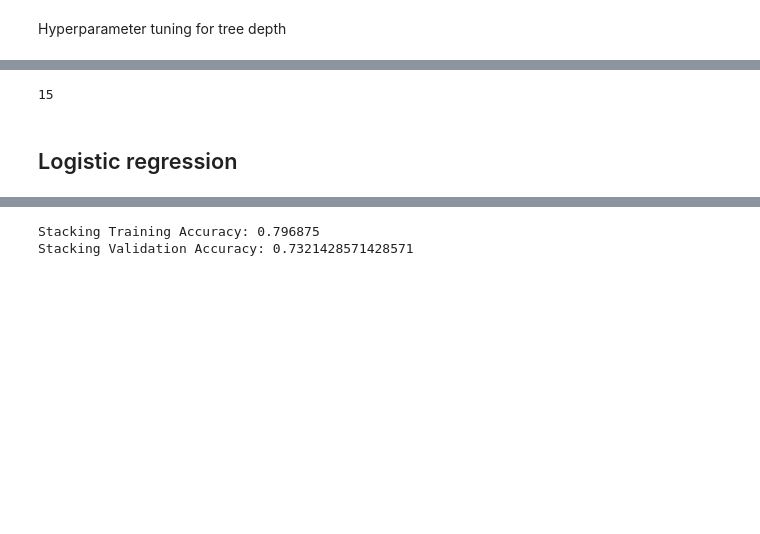
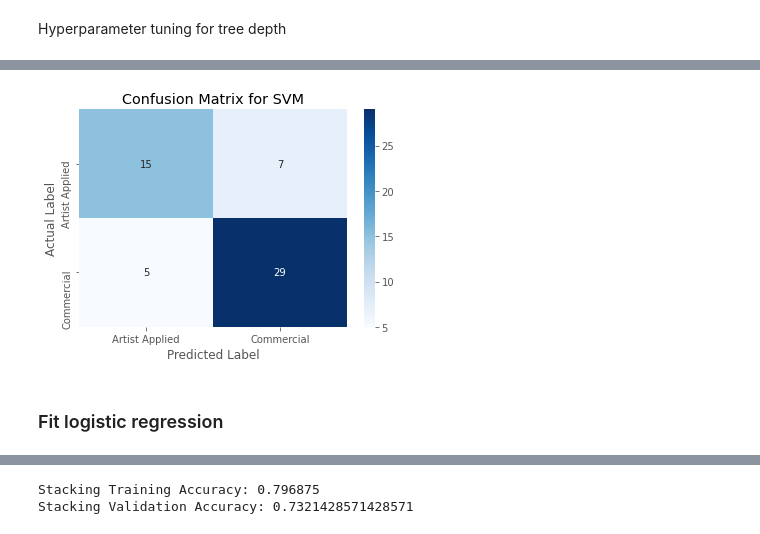
Before and after one commit to DS-Project-Group-7/Data-Science-Project, a Jupyter notebook: data_analysis/ground-application-prediction.ipynb, the cells around one changed output, grey strips where cells are left out. Cells and saved outputs as stored; diff of their text form; code cells hidden in the pictures; blank space fills up the shorter version.

```diff
--- a/data_analysis/ground-application-prediction.ipynb
+++ b/data_analysis/ground-application-prediction.ipynb
@@ -494,7 +253,15 @@ plt.show()
-# %%
-best_n_value_bis = param_range[mean_valid_score_bis.argmax()]
-best_n_value_bis
-# %% [output]
-15
+# %%
+cm = confusion_matrix(y_valid, valid_prediction)
+
+ax = plt.subplot()
+sns.heatmap(cm, annot=True, fmt='g', ax=ax, cmap='Blues',
+            xticklabels = ['Artist Applied', 'Commercial'],
+            yticklabels = ['Artist Applied', 'Commercial'])
+ax.set_xlabel('Predicted Label')
+ax.set_ylabel('Actual Label')
+ax.set_title('Confusion Matrix for SVM')
+plt.show()
+# %% [output]
+[figure, added]
 # %% [markdown]
-## Logistic regression
+### Fit logistic regression
```
Also changed, not shown: parts of 76 cells of this notebook.
